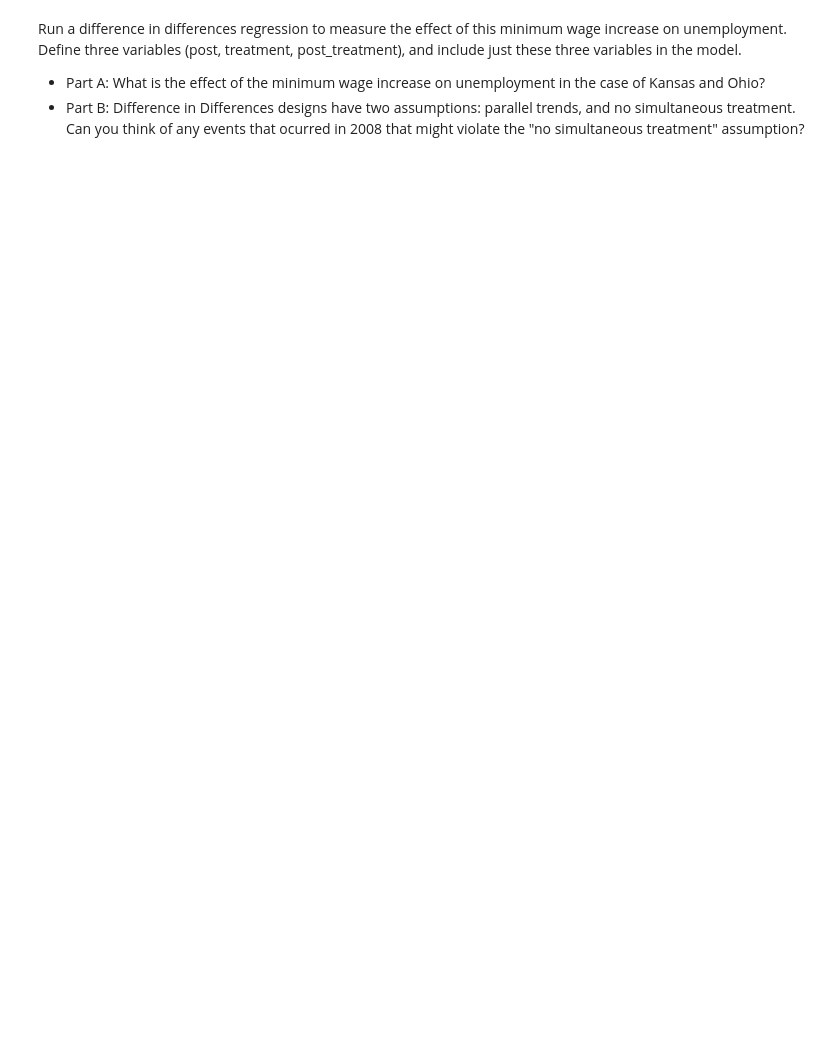
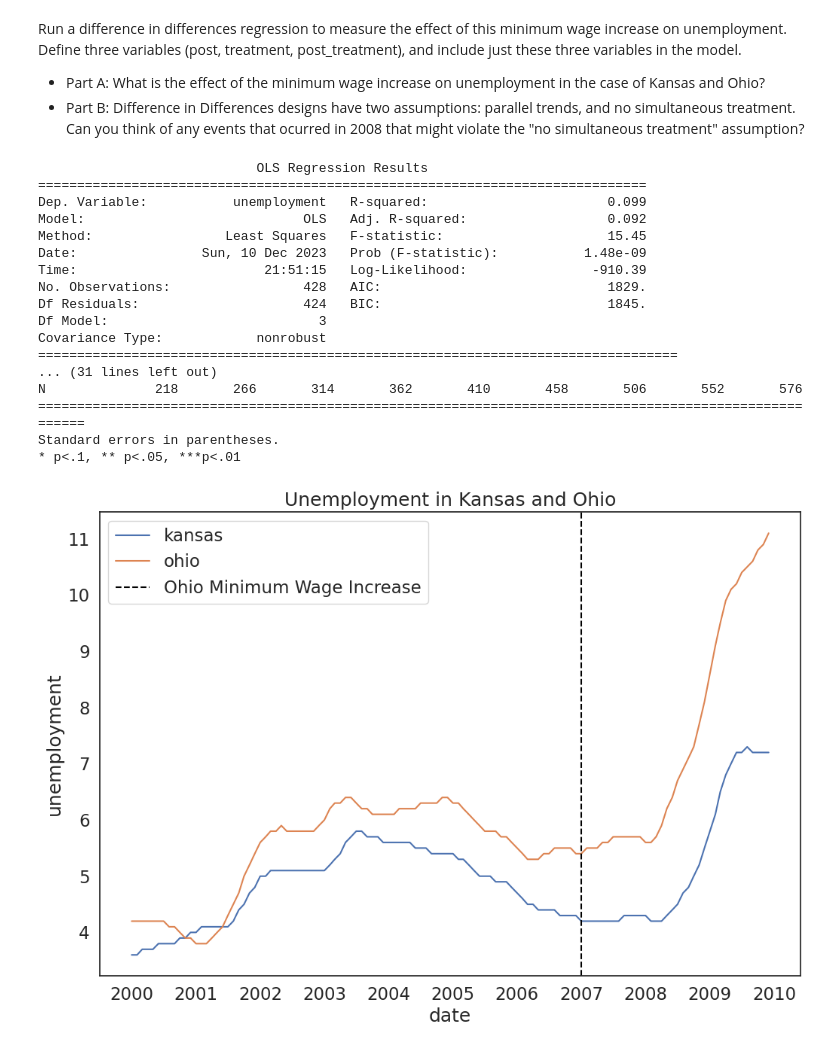
Before and after one commit to Aphra2/QM2, a Jupyter notebook: Copy_of_W5_Distributions_and_Basic_Statistics.ipynb, the cells around one changed output. Saved outputs shown, nothing was run; the diff lists cells and outputs as text; code cells hidden in the pictures; blank space fills up the shorter version.

```diff
--- a/Copy_of_W5_Distributions_and_Basic_Statistics.ipynb
+++ b/Copy_of_W5_Distributions_and_Basic_Statistics.ipynb
@@ -462,3 +440,57 @@ Run a difference in differences regression to measure the effect of this minimum
 
 * Part A: What is the effect of the minimum wage increase on unemployment in the case of Kansas and Ohio?
 * Part B: Difference in Differences designs have two assumptions: parallel trends, and no simultaneous treatment. Can you think of any events that ocurred in 2008 that might violate the "no simultaneous treatment" assumption?
+# %%
+did2['post']=np.where(did2['date']>='2007-01-01',1,0) # create a variable that is 1 if the date is after the minimum wage increase and 0 otherwise
+did2['treatment']=np.where(did2['state']=='ohio',1,0) # create a variable that is 1 if the state is new jersey (i.e., the treatment group) and 0 for pennsylvania (the control group)
+did2['post_treatment']=did2['post']*did2['treatment'] # create a variable that is 1 if the date is after the minimum wage increase and the state is new jersey and 0 otherwise
+
+did2=did2[(did2['date']>='2000-01-01') & (did2['date']<='2010-01-01')]
+sns.lineplot(data=did2,x='date',y='unemployment',hue='state')
+plt.axvline(pd.to_datetime('2007-01-01'),color='black',linestyle='dashed', label='Ohio Minimum Wage Increase')
+plt.title('Unemployment in Kansas and Ohio')
+plt.legend()
+
+did_model = ols('unemployment ~  post + treatment + post_treatment', did).fit()
+print(did_model.summary())
+
+models=[] # create empty list to store the models
+names=[] # create empty list to store the names of the models
+
+for window in range(1,10): # loop through years from 2000 to 2020 in increments of 4
+    did=df_s[(df_s['date']>=str(2007-window)+'-01-01') & (df_s['date']<=str(2014+window)+'-01-01') & df_s['state'].isin(['kansas', 'ohio'])] # subset the data within the window of interest around 2014
+    did['post']=np.where(did['date']>='2007-01-01',1,0) # create a dummy variable indicating the period after the minimum wage increase
+    did['treatment']=np.where(did['state']=='ohio',1,0) # create a dummy variable for treatment
+    did['post_treatment']=did['post']*did['treatment'] # create an interaction term between the post and treatment variables
+    did_model = ols('unemployment ~ gdp+ post + treatment + post_treatment', did).fit() # run the difference in difference model
+
+    models.append(did_model) # append the model to the list of models
+    names.append('± '+str(window)+' Year') # append the name of the model to the list of names
+
+table=summary_col( # create a regression table
+    models, # pass the models to the summary_col function
+    stars=True, # add stars denoting the p-values of the coefficient to the table; * p<0.05, ** p<0.01, *** p<0.001
+    float_format='%0.3f', # set the decimal places to 3
+    model_names=names, # set the names of the model
+    info_dict = {"N":lambda x: "{0:d}".format(int(x.nobs))}) # add the number of observations to the table
+
+print(table) # print the table
+# %% [output]
+                            OLS Regression Results
+==============================================================================
+Dep. Variable:           unemployment   R-squared:                       0.099
+Model:                            OLS   Adj. R-squared:                  0.092
+Method:                 Least Squares   F-statistic:                     15.45
+Date:                Sun, 10 Dec 2023   Prob (F-statistic):           1.48e-09
+Time:                        21:51:15   Log-Likelihood:                -910.39
+No. Observations:                 428   AIC:                             1829.
+Df Residuals:                     424   BIC:                             1845.
+Df Model:                           3
+Covariance Type:            nonrobust
+==================================================================================
+... (31 lines left out)
+N              218       266       314       362       410       458       506       552       576
+========================================================================================================
+Standard errors in parentheses.
+* p<.1, ** p<.05, ***p<.01
+[figure, added]
```
Also changed, not shown: parts of 12 cells of this notebook.
